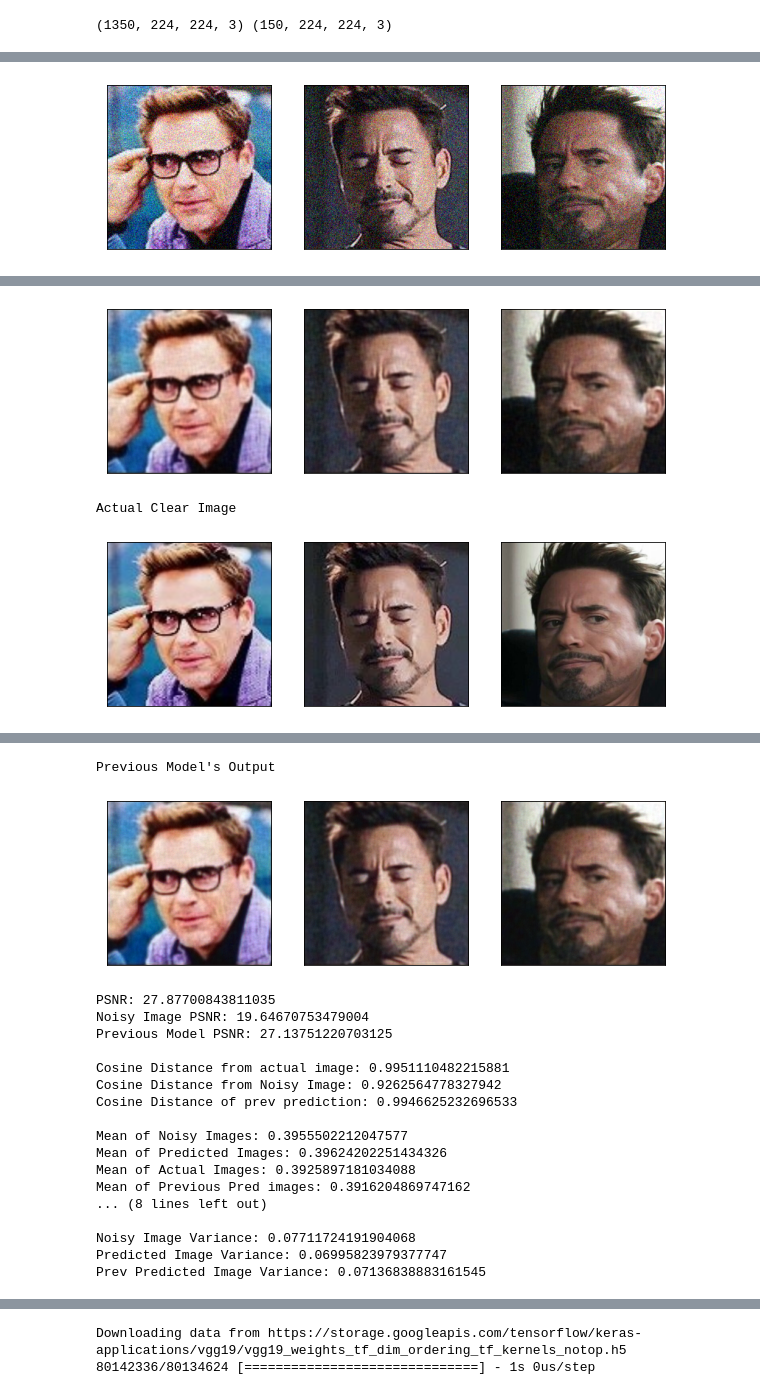
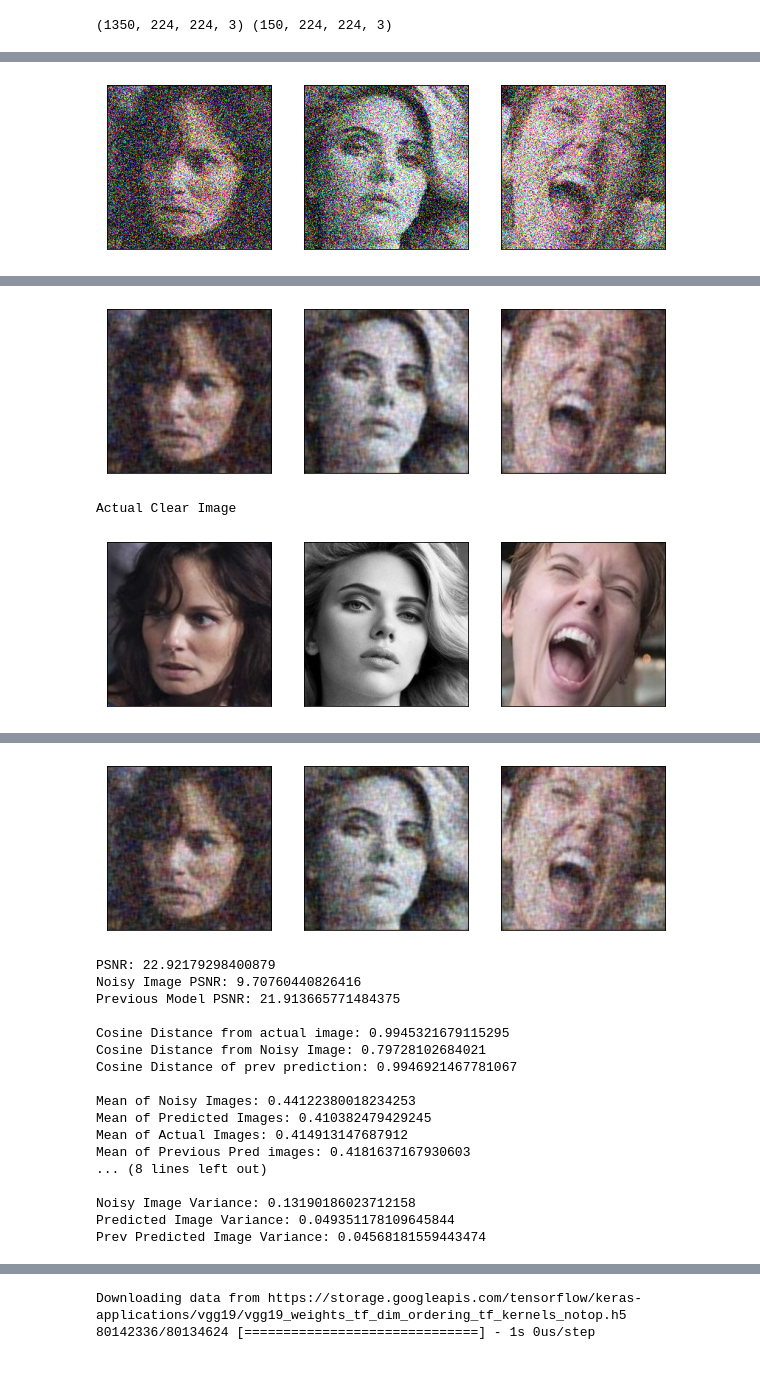
Before and after one commit to CoderSsVartak/Image-Reconstruction, a Jupyter notebook: image_denoising.ipynb, the cells around one changed output, grey strips where cells are left out. Saved outputs shown, nothing was run; the diff lists cells and outputs as text; code cells hidden in the pictures.

```diff
--- a/image_denoising.ipynb
+++ b/image_denoising.ipynb
@@ -402,7 +406,7 @@ Trainable params: 44,291
 Non-trainable params: 0
 _________________________________________________________________
 # %%
-model_path = '/Image_Denoising_v9.4_Bucket5_60epochs.h5'
+model_path = '/Image_Denoising_v9.5_Bucket6_120epochs.h5'
 model.load_weights(model_path)
 # %%
 # Training Phase: input = train_noisy, output = train_clear
@@ -560,7 +564,7 @@ def train_model(model, training_data, validation_data, epochs, batch_size, save_
 # %%
 # to load logfile
 logs = {}
-logs = load(logfile_name='/logfile_2021-01-14 22_47_19.341113+05_30.pickle')
+logs = load(logfile_name='/logfile_2021-01-18 15_05_46.275740+05_30.pickle')
 print(len(logs.keys()))
 
 # print(len(load(logfile_name='/logfile_2020-12-18 15_09_59.485158+05_30.pickle').keys()))
@@ -583,7 +587,7 @@ save_after = 30
 epochs_done = 90
 
 batch_size = 64
-bucket_num = 5
+bucket_num = 7
 model_version = 9
 model_name = f'Image_Denoising_v{model_version}.{bucket_num-1}'
 # %%
@@ -616,8 +620,8 @@ True
 # save(model=model, history=history, name='Image_Denoising_v4.3.h5', bucket_num="4", logs=logs, save_logs=True)
 # print("Saved keys are ", logs.keys())
 # %%
-prev_model = create_model_prev()
-prev_model.load_weights('/Image_Denoising_v5.5_Bucket6_120epochs.h5')
+prev_model = create_model()
+prev_model.load_weights('/Image_Denoising_v9.5_Bucket6_120epochs.h5')
 # %%
 # Load the test set images required
 with open('/content/image_data.pickle', 'rb') as file:
@@ -638,8 +642,8 @@ figsize = (10, 10)
 #Tougher images
 # Using clear images to generate noisy images, same process as the one used to generate training images
 # Previously unseen dataset
-start = random.randint(0, 27)
-ip_imgs, noise = add_noise(validate_images[start: start+count], mean=0., sigmoid=0.11, return_params=True, add_random=False)
+# start = random.randint(0, 27)
+ip_imgs, noise = add_noise(validate_images[start: start+count], mean=0., sigmoid=0.45, return_params=True, add_random=False)
 actual_imgs = validate_images[start: start+count]
 
 
@@ -689,2 +693,2 @@ print(f'\nNoisy Image Variance: {np.var(ip_imgs)}\nPredicted Image Variance: {np
 Input Images
-[figure, old version]
+[figure, new version]
@@ -695,3 +697,3 @@ Model's Output
-[figure, old version]
+[figure, new version]
 Actual Clear Image
-[figure, old version]
+[figure, new version]
@@ -700,22 +701,21 @@ WARNING:matplotlib.image:Clipping input data to the valid range for imshow with
+[figure, new version]
-Previous Model's Output
+PSNR: 22.92179298400879
+Noisy Image PSNR: 9.70760440826416
+Previous Model PSNR: 21.913665771484375
+
+Cosine Distance from actual image: 0.9945321679115295
+Cosine Distance from Noisy Image: 0.79728102684021
+Cosine Distance of prev prediction: 0.9946921467781067
+
+Mean of Noisy Images: 0.44122380018234253
+Mean of Predicted Images: 0.410382479429245
+Mean of Actual Images: 0.414913147687912
+Mean of Previous Pred images: 0.4181637167930603
+... (8 lines left out)
+
+Noisy Image Variance: 0.13190186023712158
+Predicted Image Variance: 0.049351178109645844
+Prev Predicted Image Variance: 0.04568181559443474
-[figure, old version]
-PSNR: 27.87700843811035
-Noisy Image PSNR: 19.64670753479004
-Previous Model PSNR: 27.13751220703125
-
-Cosine Distance from actual image: 0.9951110482215881
-Cosine Distance from Noisy Image: 0.9262564778327942
-Cosine Distance of prev prediction: 0.9946625232696533
-
-Mean of Noisy Images: 0.3955502212047577
-Mean of Predicted Images: 0.39624202251434326
-Mean of Actual Images: 0.3925897181034088
-Mean of Previous Pred images: 0.3916204869747162
-... (8 lines left out)
-
-Noisy Image Variance: 0.07711724191904068
-Predicted Image Variance: 0.06995823979377747
-Prev Predicted Image Variance: 0.07136838883161545
 # %%
 def get_bucket_data(bucket_num, logs=None, get_loss=False, get_psnr=False, get_mse=False):
 
```
Also changed, not shown: parts of 17 cells of this notebook.
